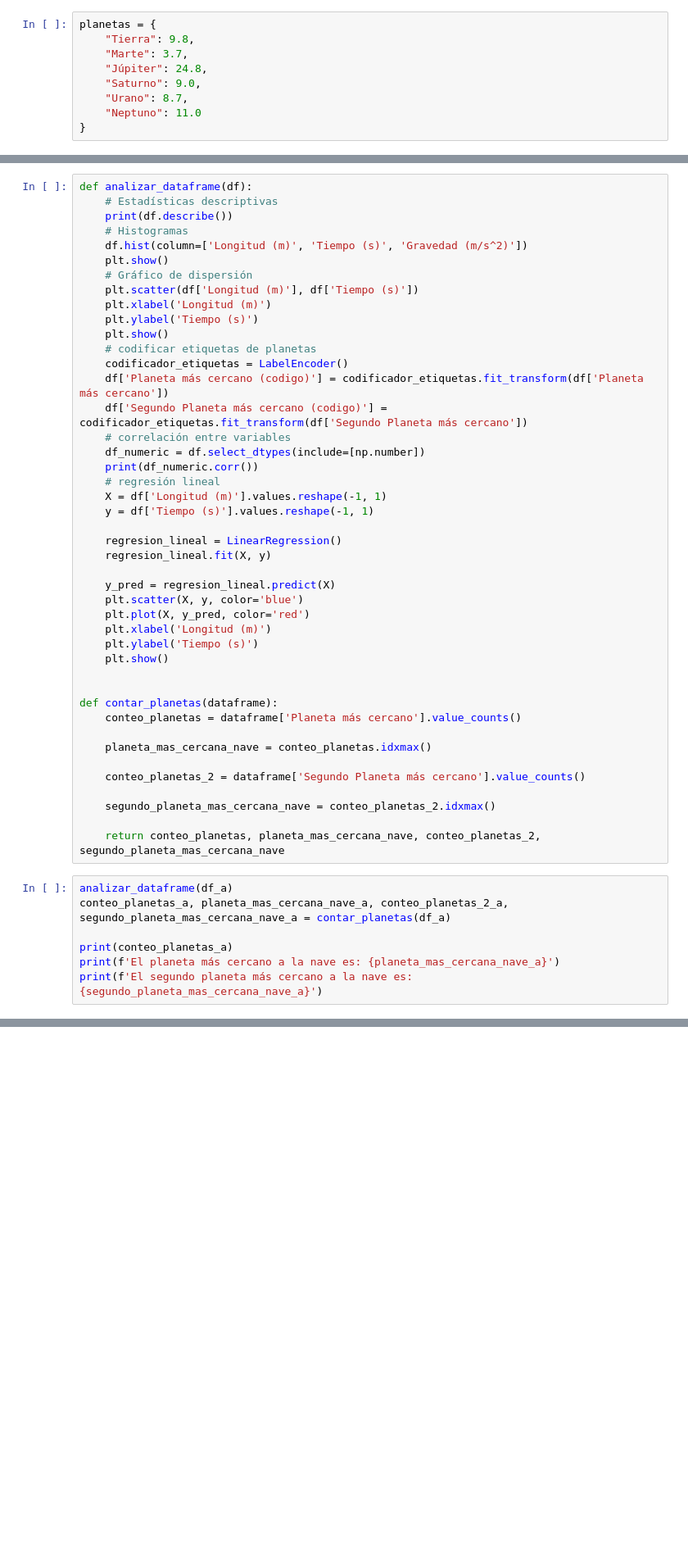
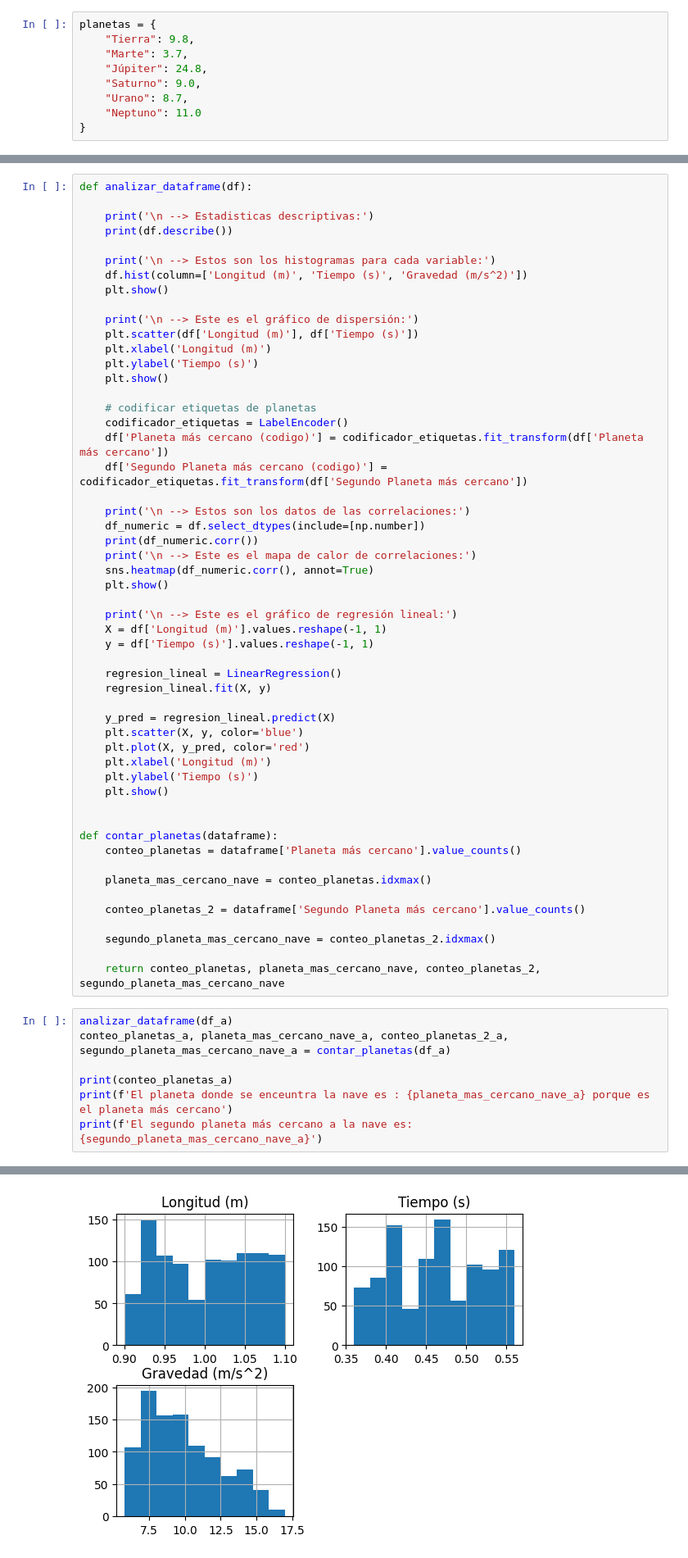
Before and after one commit to Enriquepardo/Tarea-DataSet-, a Jupyter notebook: Ejercicio_primer_DataSet.ipynb, the cells around one changed output, grey strips where cells are left out. Shown at 82% size. Cells and saved outputs as stored; diff of their text form; blank space fills up the shorter version.

```diff
--- a/Ejercicio_primer_DataSet.ipynb
+++ b/Ejercicio_primer_DataSet.ipynb
@@ -103,23 +140,32 @@ df_b
 # %%
 def analizar_dataframe(df):
-    # Estadísticas descriptivas
+
+    print('\n --> Estadisticas descriptivas:')
     print(df.describe())
-    # Histogramas
+
+    print('\n --> Estos son los histogramas para cada variable:')
     df.hist(column=['Longitud (m)', 'Tiempo (s)', 'Gravedad (m/s^2)'])
     plt.show()
-    # Gráfico de dispersión
+
+    print('\n --> Este es el gráfico de dispersión:')
     plt.scatter(df['Longitud (m)'], df['Tiempo (s)'])
     plt.xlabel('Longitud (m)')
     plt.ylabel('Tiempo (s)')
     plt.show()
+
     # codificar etiquetas de planetas
     codificador_etiquetas = LabelEncoder()
     df['Planeta más cercano (codigo)'] = codificador_etiquetas.fit_transform(df['Planeta más cercano'])
     df['Segundo Planeta más cercano (codigo)'] = codificador_etiquetas.fit_transform(df['Segundo Planeta más cercano'])
-    # correlación entre variables
+
+    print('\n --> Estos son los datos de las correlaciones:')
     df_numeric = df.select_dtypes(include=[np.number])
     print(df_numeric.corr())
-    # regresión lineal
+    print('\n --> Este es el mapa de calor de correlaciones:')
+    sns.heatmap(df_numeric.corr(), annot=True)
+    plt.show()
+
+    print('\n --> Este es el gráfico de regresión lineal:')
     X = df['Longitud (m)'].values.reshape(-1, 1)
     y = df['Tiempo (s)'].values.reshape(-1, 1)
 
@@ -137,17 +183,18 @@ def analizar_dataframe(df):
 def contar_planetas(dataframe):
     conteo_planetas = dataframe['Planeta más cercano'].value_counts()
 
-    planeta_mas_cercana_nave = conteo_planetas.idxmax()
+    planeta_mas_cercano_nave = conteo_planetas.idxmax()
 
     conteo_planetas_2 = dataframe['Segundo Planeta más cercano'].value_counts()
 
-    segundo_planeta_mas_cercana_nave = conteo_planetas_2.idxmax()
+    segundo_planeta_mas_cercano_nave = conteo_planetas_2.idxmax()
 
-    return conteo_planetas, planeta_mas_cercana_nave, conteo_planetas_2, segundo_planeta_mas_cercana_nave
+    return conteo_planetas, planeta_mas_cercano_nave, conteo_planetas_2, segundo_planeta_mas_cercano_nave
 # %%
 analizar_dataframe(df_a)
-conteo_planetas_a, planeta_mas_cercana_nave_a, conteo_planetas_2_a, segundo_planeta_mas_cercana_nave_a = contar_planetas(df_a)
+conteo_planetas_a, planeta_mas_cercano_nave_a, conteo_planetas_2_a, segundo_planeta_mas_cercano_nave_a = contar_planetas(df_a)
 
 print(conteo_planetas_a)
-print(f'El planeta más cercano a la nave es: {planeta_mas_cercana_nave_a}')
-print(f'El segundo planeta más cercano a la nave es: {segundo_planeta_mas_cercana_nave_a}')
+print(f'El planeta donde se enceuntra la nave es : {planeta_mas_cercano_nave_a} porque es el planeta más cercano')
+print(f'El segundo planeta más cercano a la nave es: {segundo_planeta_mas_cercano_nave_a}')
+# %% [output]
@@ -153,0 +218 @@ print(f'El segundo planeta más cercano a la nave es: {segundo_planeta_mas_cerca
+[figure, added]
```
Also changed, not shown: parts of 10 cells of this notebook, 2 other files.
